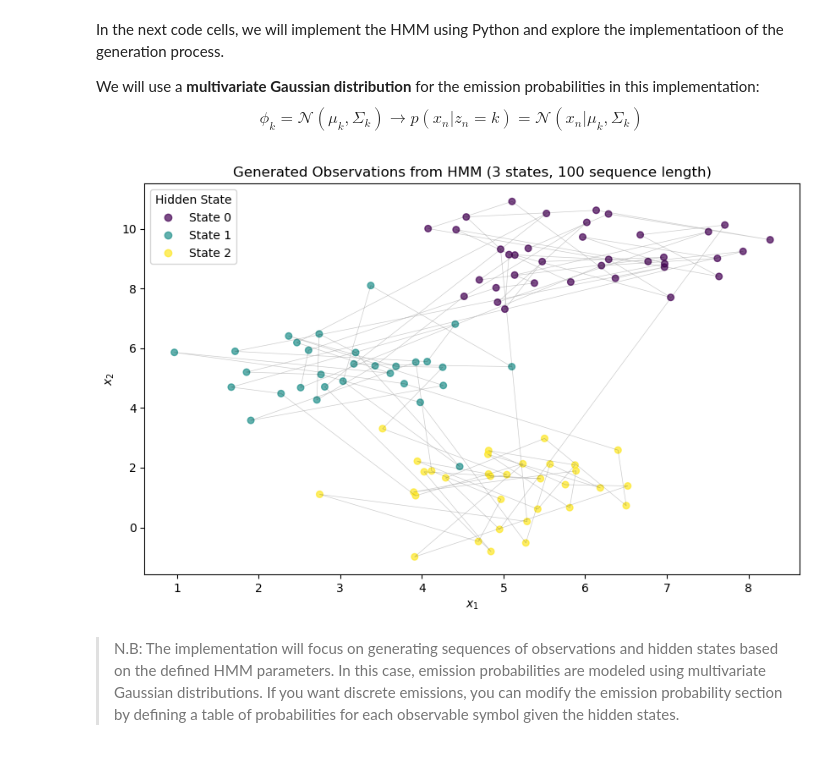
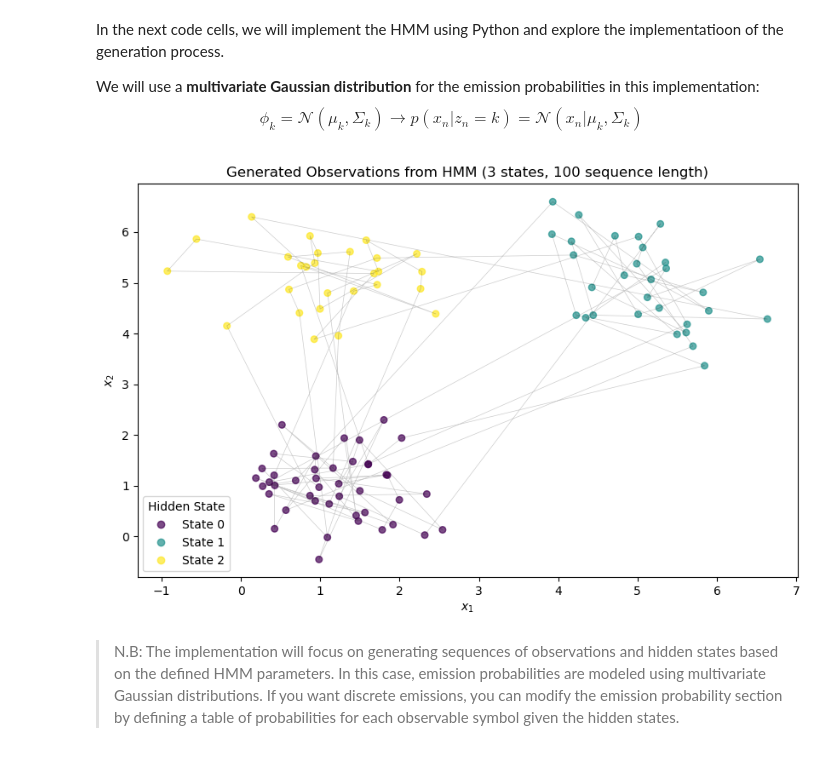
Before and after one commit to teolotti/LAB-ML, a Jupyter notebook: HMM.ipynb, the cells around one changed output. Cells and saved outputs as stored; diff of their text form; code cells hidden in the pictures.

```diff
--- a/HMM.ipynb
+++ b/HMM.ipynb
@@ -119,7 +119,11 @@ class HiddenMarkovModel:
         T = x.shape[0]
         B = np.zeros((self.K, T))
         for k in range(self.K):
-            B[:, k] = multivariate_normal.pdf(x, mean=self.mu[k], cov=self.Sigma[k], allow_singular=True)
+            if np.isnan(self.mu[k]).any() or np.isnan(self.Sigma[k]).any():
+                print(f"ERRORE: Lo stato {k} contiene NaN!")
+                print(f"Media: {self.mu[k]}")
+                print(f"Cov: {self.Sigma[k]}")
+            B[k, :] = multivariate_normal.pdf(x, mean=self.mu[k], cov=self.Sigma[k], allow_singular=True)
         return B
 
     def generate_sequence(self, N):
@@ -144,30 +148,45 @@ class HiddenMarkovModel:
 
         return X, Z_true
 # %%
-# Using the HMM class to generate a sequence
+def visualize_hmm_sequence(X, Z_true, K, N):
+    """
+    Visualize the generated sequence of observations colored by hidden states.
+
+    Parameters:
+    - X: Generated observations of shape (N, D)
+    - Z_true: True hidden states of shape (N,)
+    - K: Number of hidden states
+    - N: Length of the sequence
+    """
+    plt.figure(figsize=(10, 6))
+    scatter = plt.scatter(X[:, 0], X[:, 1], c=Z_true, cmap='viridis', s=30, alpha=0.7)
+    plt.plot(X[:, 0], X[:, 1], 'k-', alpha=0.2, linewidth=0.5, label='Trajectory')
+    plt.title(f'Generated Observations from HMM ({K} states, {N} sequence length)')
+    plt.xlabel('$x_1$')
+    plt.ylabel('$x_2$')
+    plt.legend(handles=scatter.legend_elements()[0], labels=[f'State {k}' for k in range(K)], title="Hidden State")
+    plt.show()
+
+
+# Parameters
 K = 3  # number of hidden states
 D = 2  # dimension of observations
 N = 100  # length of the sequence
 
-hmm = HiddenMarkovModel(K=K, D=D)
+# Generate sequence
+hmm_gen = HiddenMarkovModel(K, D)
 
-X, Z_true = hmm.generate_sequence(N=N)
+# Adjust means for better visualization
+hmm_gen.mu = [np.array([1, 1]), np.array([5, 5]), np.array([1, 5])]
+hmm_gen.Sigma = [np.eye(2) * 0.5, np.eye(2) * 0.5, np.eye(2) * 0.5]
 
-#Adjusting means for better visualization
-hmm.mu = [np.array([1, 1]), np.array([5, 5]), np.array([1, 5])]
-hmm.Sigma = [np.eye(D) * 0.5, np.eye(D) * 0.5, np.eye(D) * 0.5]
+# Regenerate with adjusted parameters
+X, Z_true = hmm_gen.generate_sequence(N)
 
-# Plot the generated observations colored by their hidden states
-plt.figure(figsize=(10, 6))
-scatter = plt.scatter(X[:, 0], X[:, 1], c=Z_true, cmap='viridis', s=30, alpha=0.7, label='Observations')
-plt.plot(X[:, 0], X[:, 1], 'k-', alpha=0.2, linewidth=0.5, label='Trajectory')
-plt.title(f'Generated Observations from HMM ({K} states, {N} sequence length)')
-plt.xlabel('$x_1$')
-plt.ylabel('$x_2$')
-plt.legend(handles=scatter.legend_elements()[0], labels=[f'State {k}' for k in range(K)], title="Hidden State")
-plt.show()
+# Visualize
+visualize_hmm_sequence(X, Z_true, K, N)
 # %% [output]
-[figure, old version]
+[figure, new version]
 # %% [markdown]
 >N.B: The implementation will focus on generating sequences of observations and hidden states based on the defined HMM parameters. In this case, emission probabilities are modeled using multivariate Gaussian distributions. If you want discrete emissions, you can modify the emission probability section by defining a table of probabilities for each observable symbol given the hidden states.
 # %% [markdown]
```
Also changed, not shown: parts of 13 cells of this notebook.
